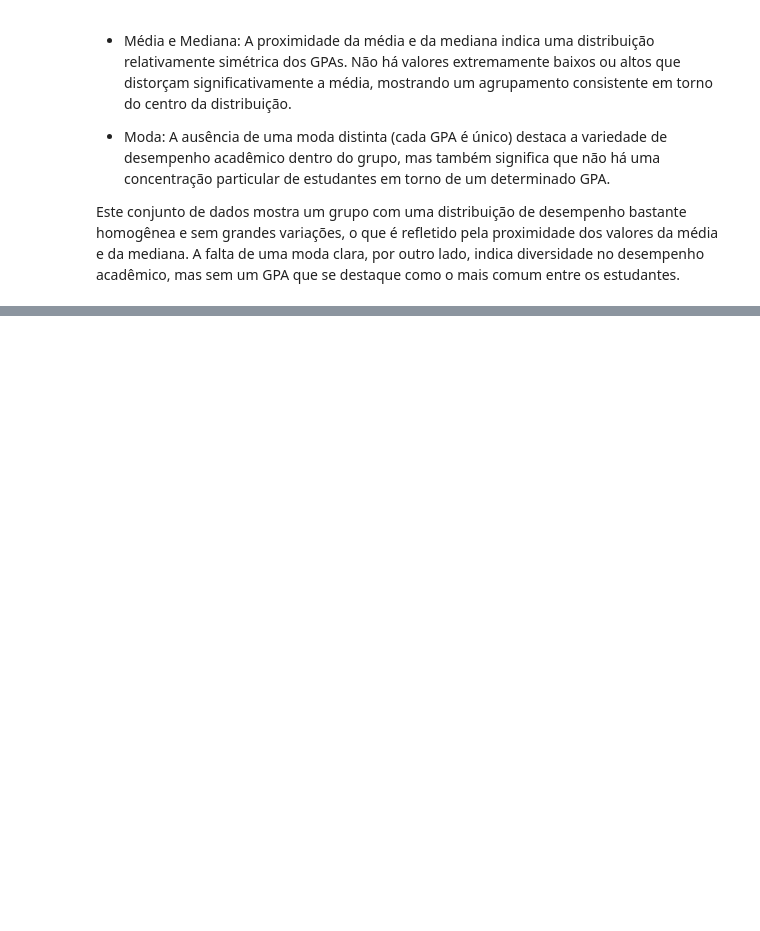
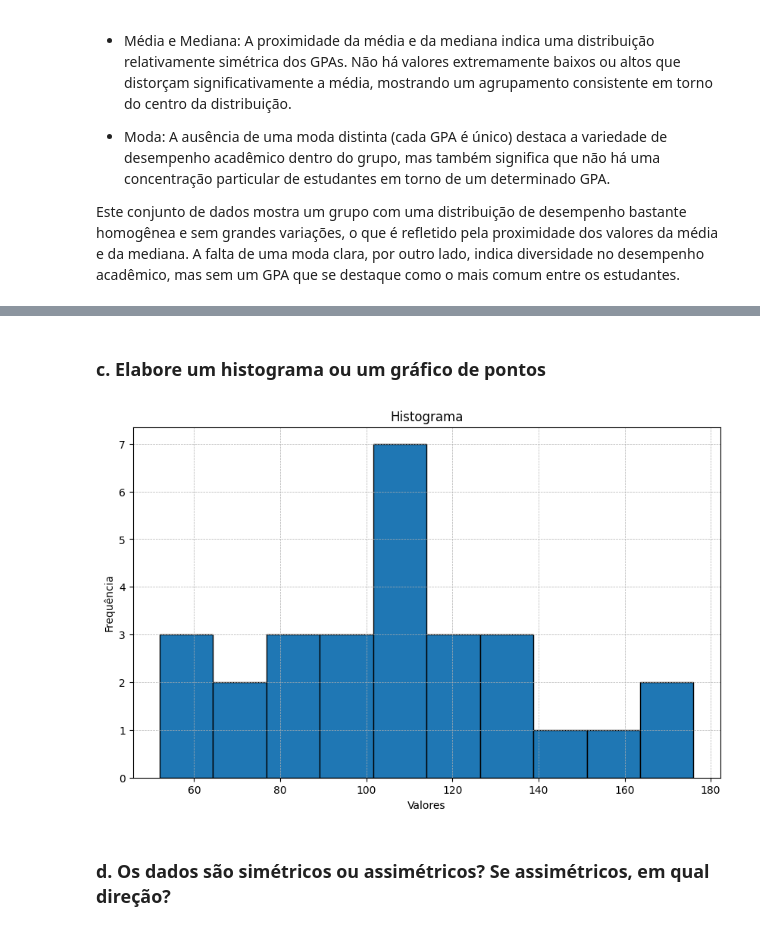
Before and after one commit to GuttoF/projetos-faculdade, a Jupyter notebook: terceiro-periodo/estatistica/Atividade03/atividade.ipynb, the cells around one changed output, grey strips where cells are left out. Drawn from its saved outputs; the diff is of its cells as text; code cells hidden in the pictures; blank space fills up the shorter version.

```diff
--- a/terceiro-periodo/estatistica/Atividade03/atividade.ipynb
+++ b/terceiro-periodo/estatistica/Atividade03/atividade.ipynb
@@ -128,0 +910,3 @@ Este conjunto de dados mostra um grupo com uma distribuição de desempenho bast
+# %%
+data = [95, 103, 109, 170, 114, 113, 107, 124, 105, 80, 104, 84, 176, 115, 69, 95, 134, 108, 61, 160, 128, 68, 95, 61, 150, 52, 87, 136]
+questao = EstatisticaDescritiva(data)
@@ -128,0 +965,8 @@ Este conjunto de dados mostra um grupo com uma distribuição de desempenho bast
+# %% [markdown]
+### c. Elabore um histograma ou um gráfico de pontos
+# %%
+questao.histogram()
+# %% [output]
+[figure, added]
+# %% [markdown]
+### d. Os dados são simétricos ou assimétricos? Se assimétricos, em qual direção?
```
Also changed, not shown: parts of 180 cells of this notebook, 3 other files.
